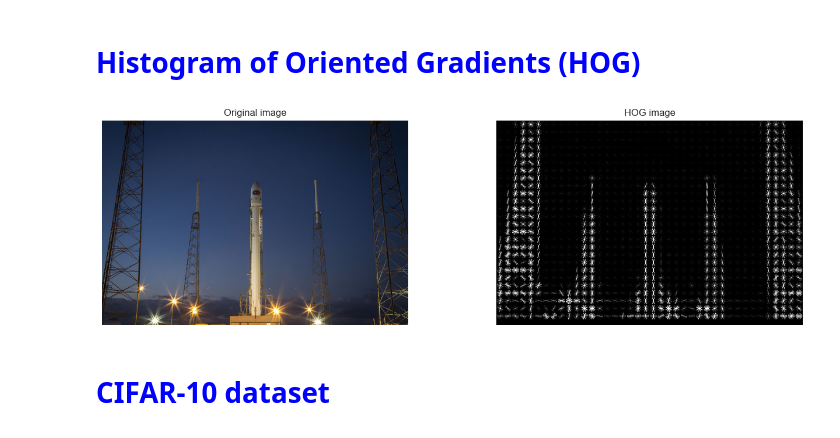
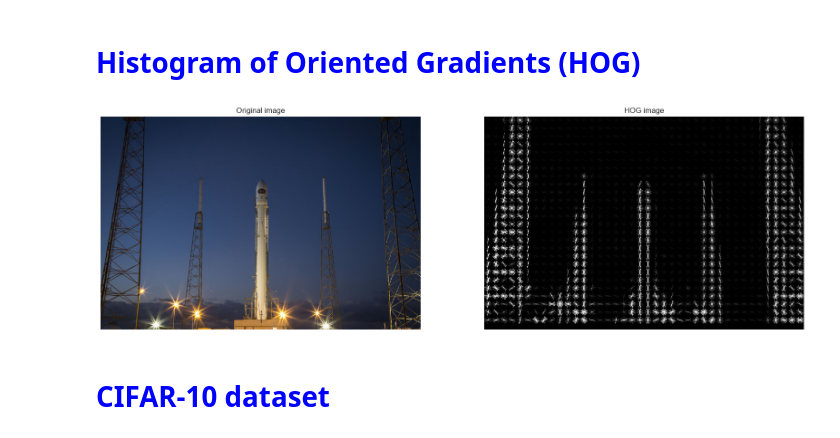
Before and after one commit to OleksiiHayvoronskyi/lesson_62, a Jupyter notebook: Lesson_62_ImageFeatureExtraction.ipynb, the cells around one changed output. Drawn from its saved outputs; the diff is of its cells as text; code cells hidden in the pictures.

```diff
--- a/Lesson_62_ImageFeatureExtraction.ipynb
+++ b/Lesson_62_ImageFeatureExtraction.ipynb
@@ -86,26 +86,26 @@ hog_image_rescaled = exposure.rescale_intensity(hog_image, in_range=(0, 10))
 # %%
 # Displaying the original image and the HOG descriptor.
 
 # Creating a figure for a subplot.
-fig = plt.figure(figsize=(16, 10))
+fig = plt.figure(figsize=(20, 16))
 
 # Subplot and Title for the SOBEL filter.
 ax1 = fig.add_subplot(221)  # top left side.
 ax1.title.set_text('Original image')
 
 # Subplot and Title for the CANNY filter
 ax2 = fig.add_subplot(222)  # top right side.
 ax2.title.set_text('HOG image')
 
 
 # Display the subplot.
 ax1.imshow(origin_image)
 ax2.imshow(hog_image_rescaled, cmap='gray')
 ax1.axis('off')
 ax2.axis('off')
 plt.show()
 # %% [output]
-[figure, old version]
+[figure, new version]
 # %% [markdown]
 # **<font color='blue'>CIFAR-10 dataset**</font>
 # %%
```
